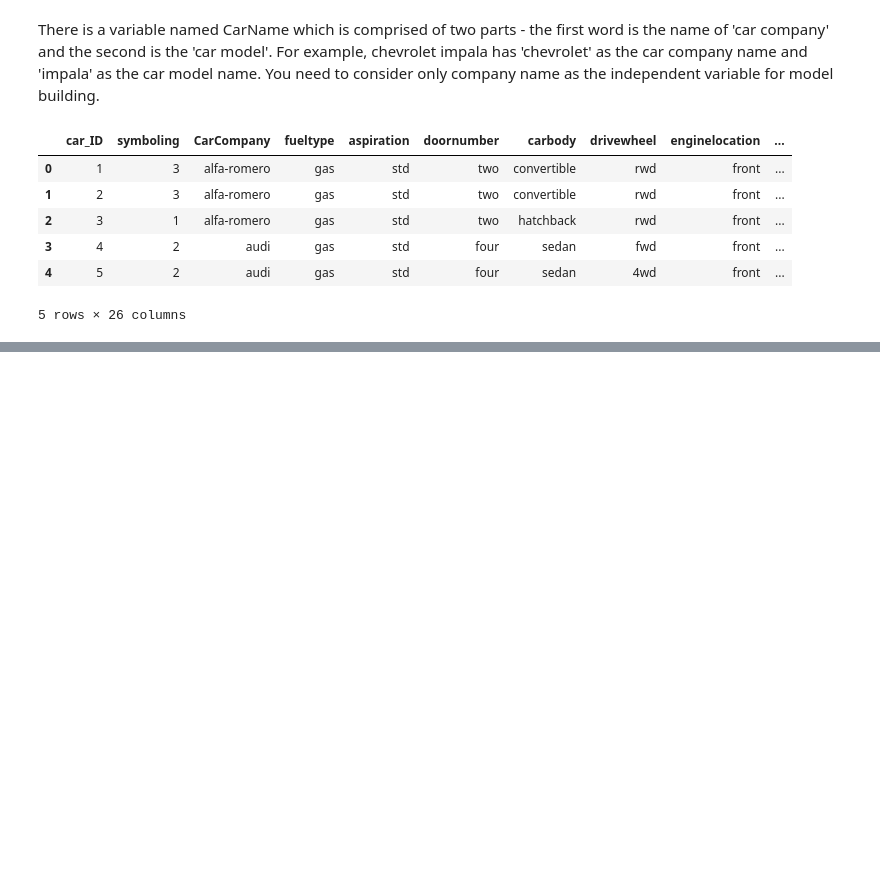
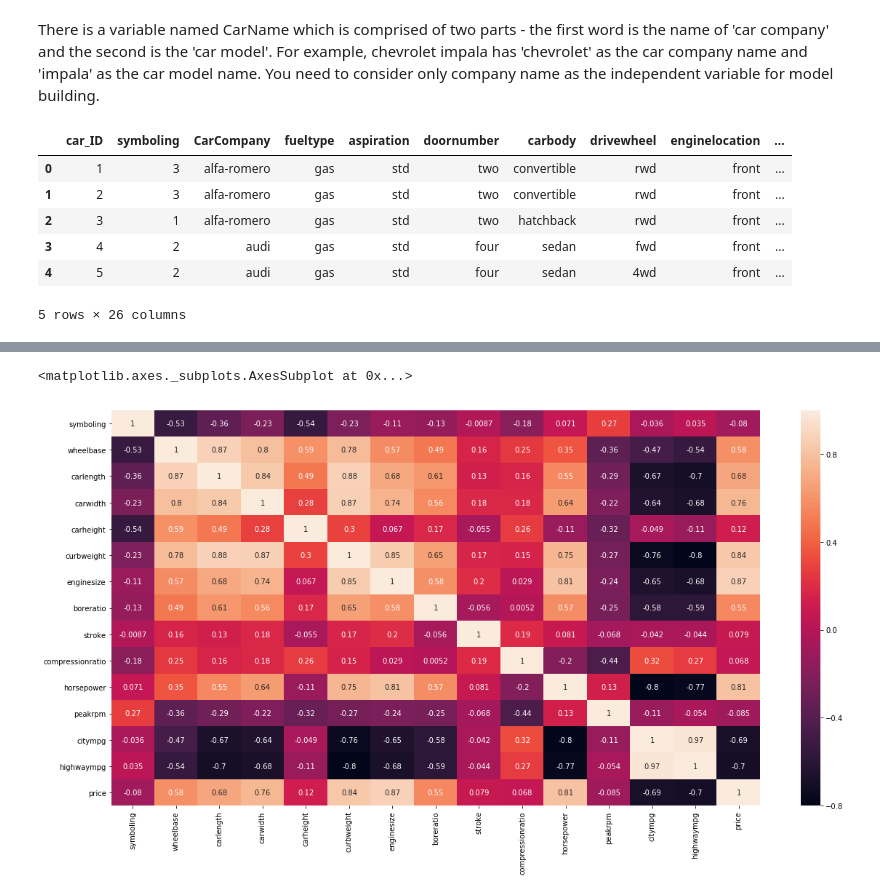
Before and after one commit to gauravsoni1112/Data-Science-Project, a Jupyter notebook: Geely Automobile ML/Geely Automobile.ipynb, the cells around one changed output, grey strips where cells are left out. Cells and saved outputs as stored; diff of their text form; code cells hidden in the pictures; blank space fills up the shorter version.

```diff
--- a/Geely Automobile ML/Geely Automobile.ipynb
+++ b/Geely Automobile ML/Geely Automobile.ipynb
@@ -147,6 +133,0 @@ car_df.head()
-# %%
-# Get the dummy variables for the feature 'drivewheel' and store it in a new variable - 'drivewheel_dummy'
-drivewheel_dummy = pd.get_dummies(car_df['drivewheel'], drop_first = True)
-# Add the results to the original Car dataframe
-car_df = pd.concat([car_df, drivewheel_dummy], axis = 1)
-car_df.head()
@@ -184,0 +139,6 @@ plt.show()
+# %%
+plt.figure(figsize = (20,10))
+sns.heatmap(car_df._get_numeric_data().corr(),annot = True)
+# %% [output]
+<matplotlib.axes._subplots.AxesSubplot at 0x...>
+[figure, added]
```
Also changed, not shown: parts of 57 cells of this notebook, 1 other file.
